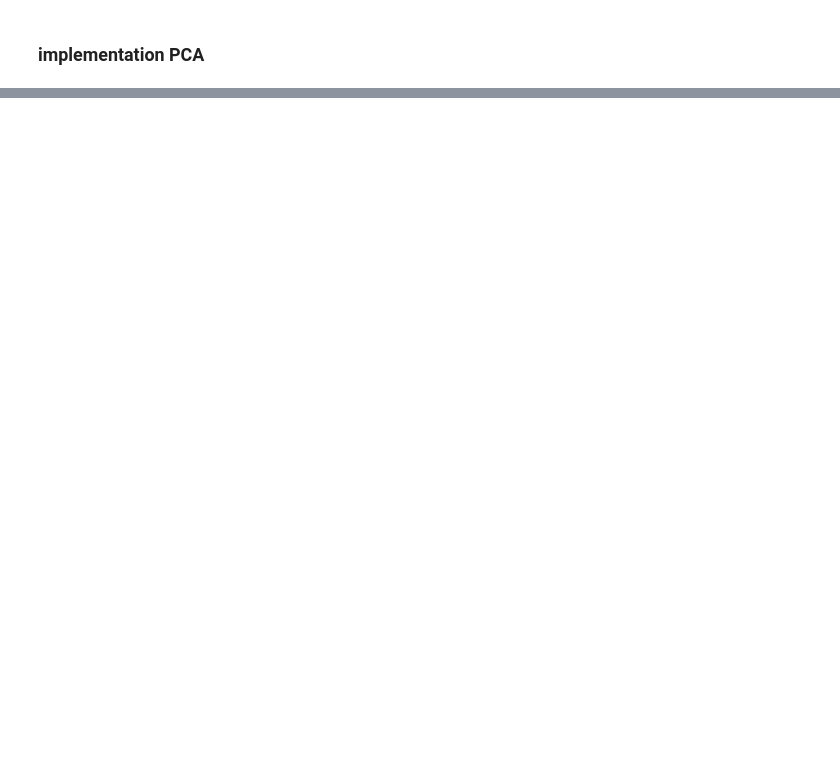
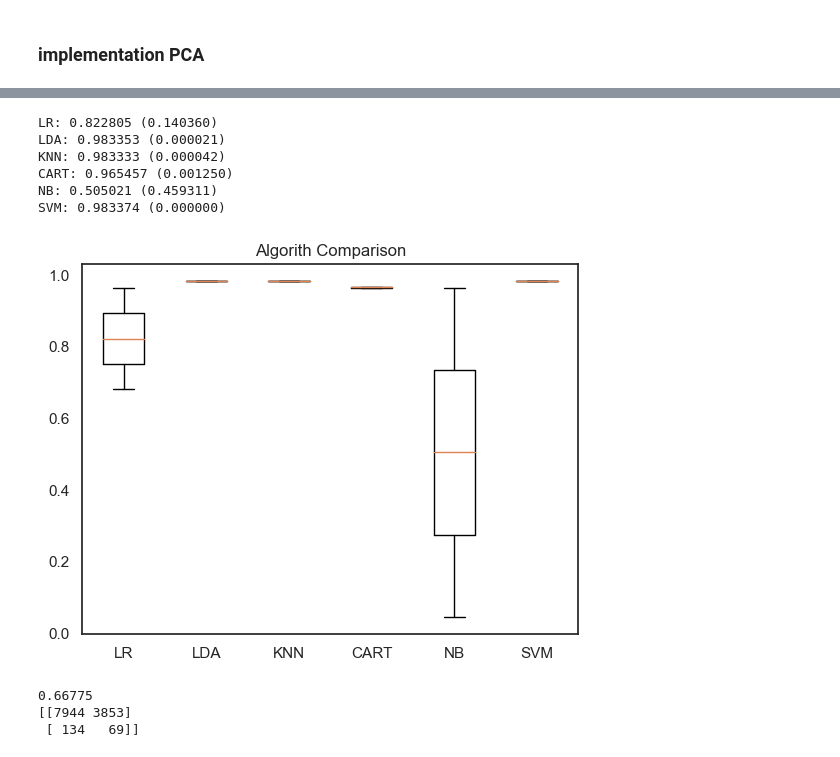
Before and after one commit to SertacBattal/DataPrep, a Jupyter notebook: SertacBattal_DPrepHDip_CA1.ipynb, the cells around one changed output, grey strips where cells are left out. Saved outputs shown, nothing was run; the diff lists cells and outputs as text; code cells hidden in the pictures; blank space fills up the shorter version.

```diff
--- a/SertacBattal_DPrepHDip_CA1.ipynb
+++ b/SertacBattal_DPrepHDip_CA1.ipynb
@@ -290,0 +293,9 @@ array([5.96714597e+17, 9.12315634e+15, 3.68447269e+15, 1.92717421e+15,
+# %%
+new_dataset_array = new_dataset_pca.values
+# %%
+from sklearn.model_selection import train_test_split
+
+X = new_dataset_array[:,0:10]
+y = new_dataset_array[:,10]
+
+X_train, X_test, y_train, y_test = train_test_split(X, y, test_size=0.20, random_state=1)
@@ -290,0 +315,30 @@ array([5.96714597e+17, 9.12315634e+15, 3.68447269e+15, 1.92717421e+15,
+# %%
+models=[]
+models.append(('LR', LogisticRegression(solver='liblinear',multi_class='ovr')))
+models.append(('LDA', LinearDiscriminantAnalysis()))
+models.append(('KNN', KNeighborsClassifier()))
+models.append(('CART', DecisionTreeClassifier()))
+models.append(('NB', GaussianNB()))
+models.append(('SVM', SVC(gamma='auto')))
+# %%
+results = []
+names = []
+for name, model in models:
+    kflod = StratifiedKFold(n_splits=2, random_state=1, shuffle=True)
+    cv_results = cross_val_score(model, X_train, y_train, cv=kflod, scoring='accuracy')
+    results.append(cv_results)
+    names.append(name)
+    print('%s: %f (%f)' % (name,cv_results.mean(), cv_results.std()))
+# %% [output]
+LR: 0.822805 (0.140360)
+LDA: 0.983353 (0.000021)
+KNN: 0.983333 (0.000042)
+CART: 0.965457 (0.001250)
+NB: 0.505021 (0.459311)
+SVM: 0.983374 (0.000000)
+# %%
+pyplot.boxplot(results, labels=names)
+pyplot.title('Algorith Comparison')
+pyplot.show()
+# %% [output]
+[figure, added]
@@ -290,0 +349,7 @@ array([5.96714597e+17, 9.12315634e+15, 3.68447269e+15, 1.92717421e+15,
+# %%
+print(accuracy_score(y_test, predictions))
+print(confusion_matrix(y_test, predictions))
+# %% [output]
+0.66775
+[[7944 3853]
+ [ 134   69]]
```
Also changed, not shown: parts of 35 cells of this notebook.
